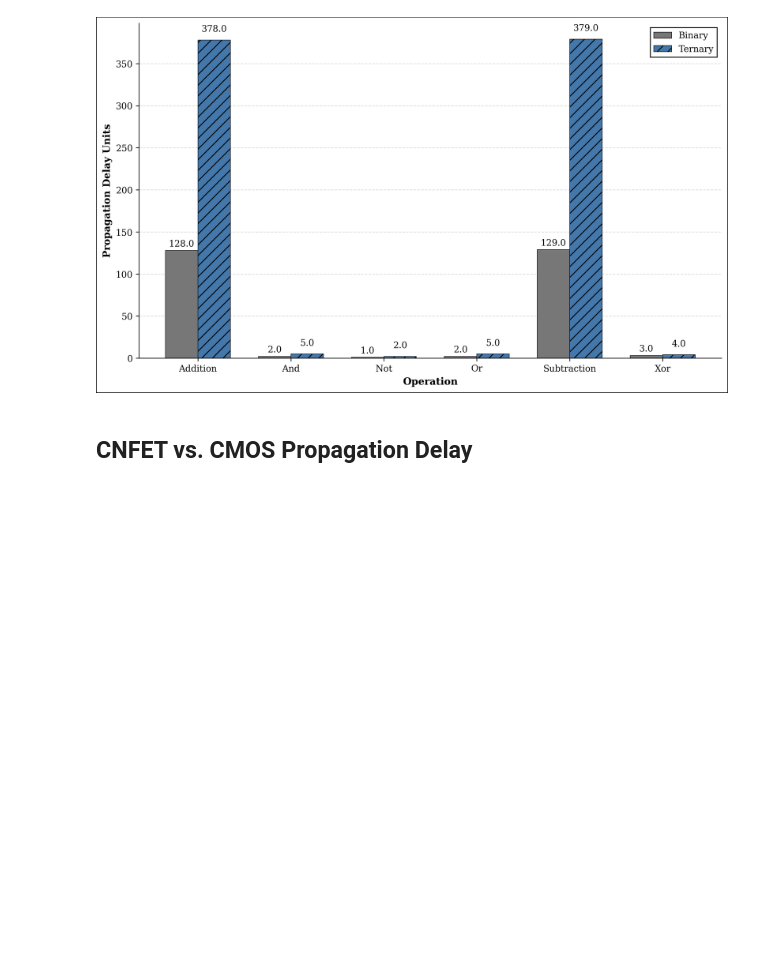
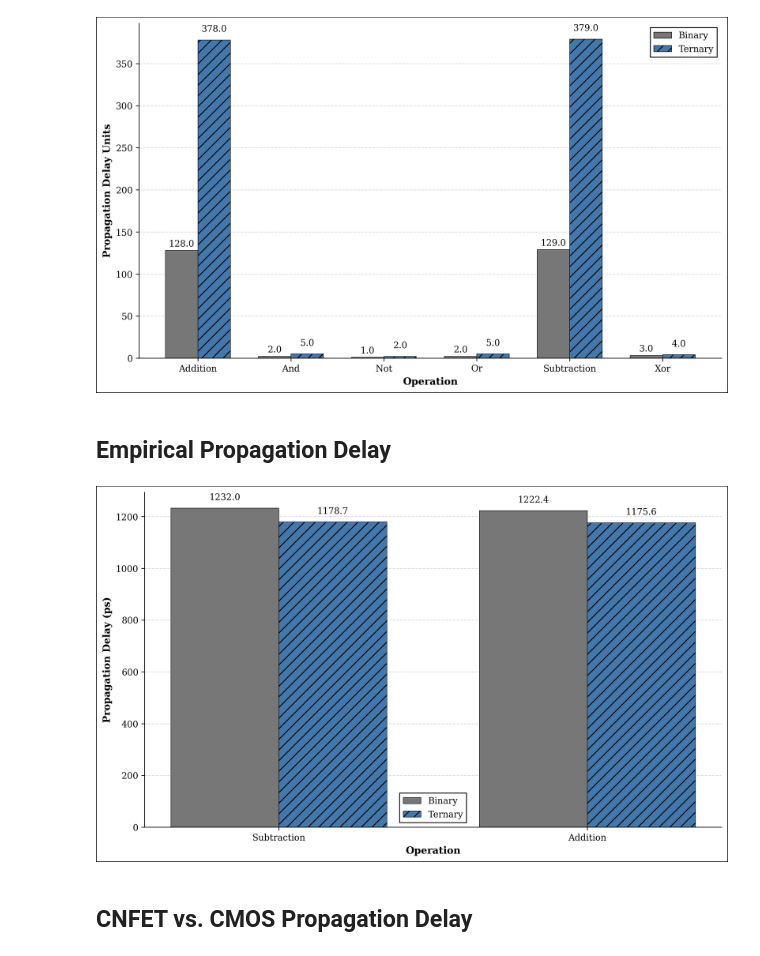
Before and after one commit to TimFoundATerminal/mvl-processors, a Jupyter notebook: program_analysis.ipynb, the cells around one changed output. Saved outputs shown, nothing was run; the diff lists cells and outputs as text; code cells hidden in the pictures; blank space fills up the shorter version.

Commit message:
add emp prop delay figures

```diff
--- a/program_analysis.ipynb
+++ b/program_analysis.ipynb
@@ -577,3 +577,5 @@ plot_propagation_delay(operation_delay, operations, figure_name='prop_delays')
 # %% [output]
 ['addition', 'and', 'not', 'or', 'subtraction', 'xor']
 [figure]
+# %% [markdown]
+## Empirical Propagation Delay
@@ -580,3 +703,23 @@ plot_propagation_delay(operation_delay, operations, figure_name='prop_delays')
+# %%
+basic_operations = ['not', 'and', 'or', 'xor']
+complex_operations = list(set(ops) - set(basic_operations))
+complex_operations.remove('multiplication')
+complex_operations.remove('less_than')
+complex_operations.remove('equality')
+
+scale_factors = { # 32nm process
+    'binary': 9.55,
+    'ternary': 3.11
+}
+# scale_factors = {
+#     'binary': 0.85,
+#     'ternary': 1.15
+# }
+
+# plot_empirical_propagation_delay(operation_delay, basic_operations, scale_factors=scale_factors, figure_name='emp_basic_prop_delays')
+plot_empirical_propagation_delay(operation_delay, complex_operations, scale_factors=scale_factors, figure_name='emp_complex_prop_delays')
+# %% [output]
+[figure, added]
 # %% [markdown]
 ## CNFET vs. CMOS Propagation Delay
 # %%
```
Also changed, not shown: parts of 2 cells of this notebook, 3 other files.
